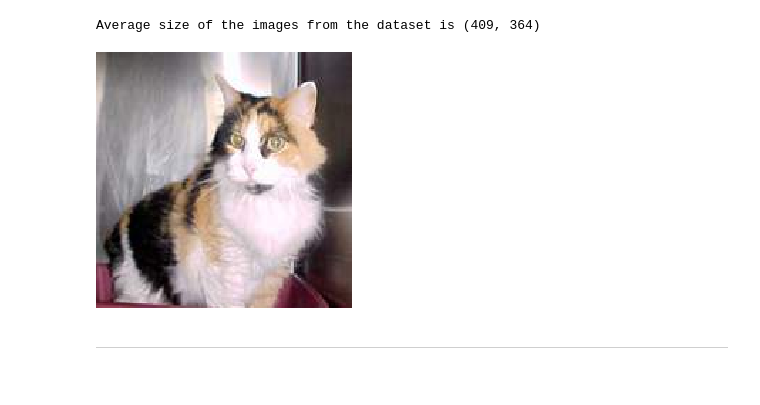
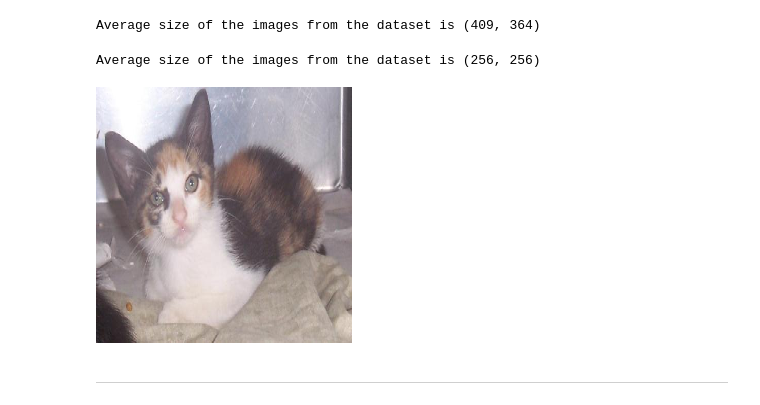
Before and after one commit to bparent11/Cat-DogClassifier, a Jupyter notebook: work.ipynb, the cells around one changed output. Saved outputs shown, nothing was run; the diff lists cells and outputs as text; code cells hidden in the pictures.

```diff
--- a/work.ipynb
+++ b/work.ipynb
@@ -104,13 +104,15 @@ ds = ds.map(resize_and_convert)
 # %%
-#widths, heights = zip(*images_sizes)
-#
-#average_width, average_height = int(sum(widths) / len(widths)), int(sum(heights) / len(heights))
-#
-#print(f"Average size of the images from the dataset is {average_width, average_height}")
+widths, heights = zip(*images_sizes)
+
+average_width, average_height = int(sum(widths) / len(widths)), int(sum(heights) / len(heights))
+
+print(f"Average size of the images from the dataset is {average_width, average_height}")
+# %% [output]
+Average size of the images from the dataset is (256, 256)
 # %%
-ds[400]['image']
+ds[21]['image']
 # %% [output]
-[figure, old version]
+[figure, new version]
 # %% [markdown]
 ---
 # %% [markdown]
```
Also changed, not shown: parts of 13 cells of this notebook.
